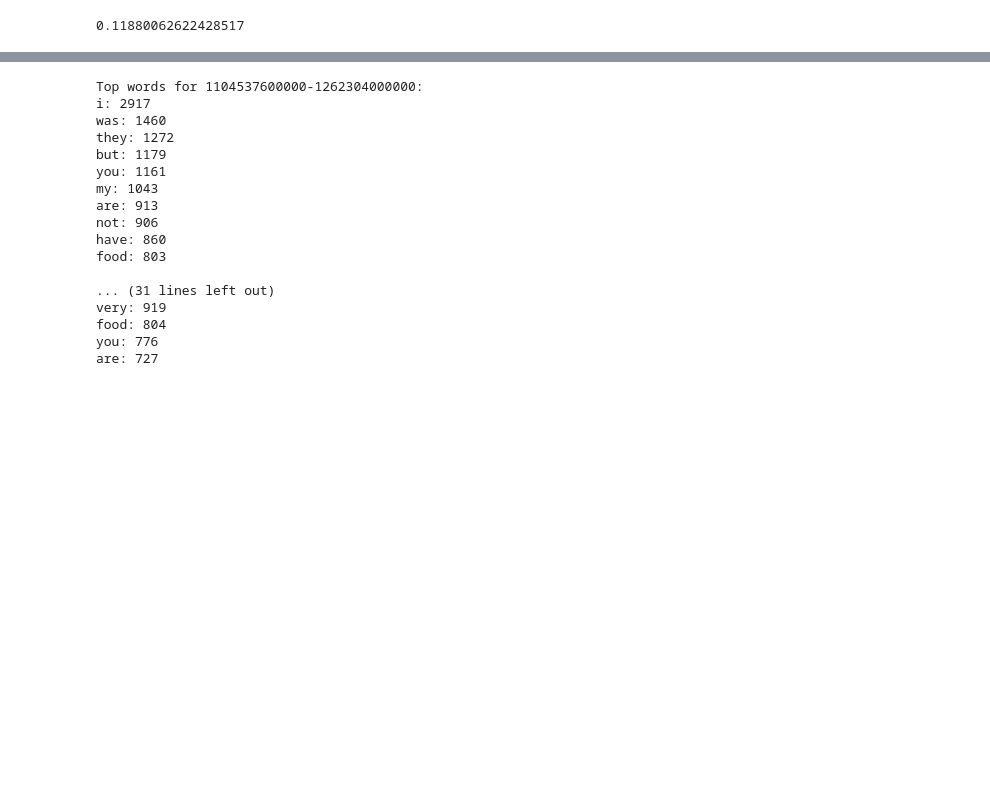
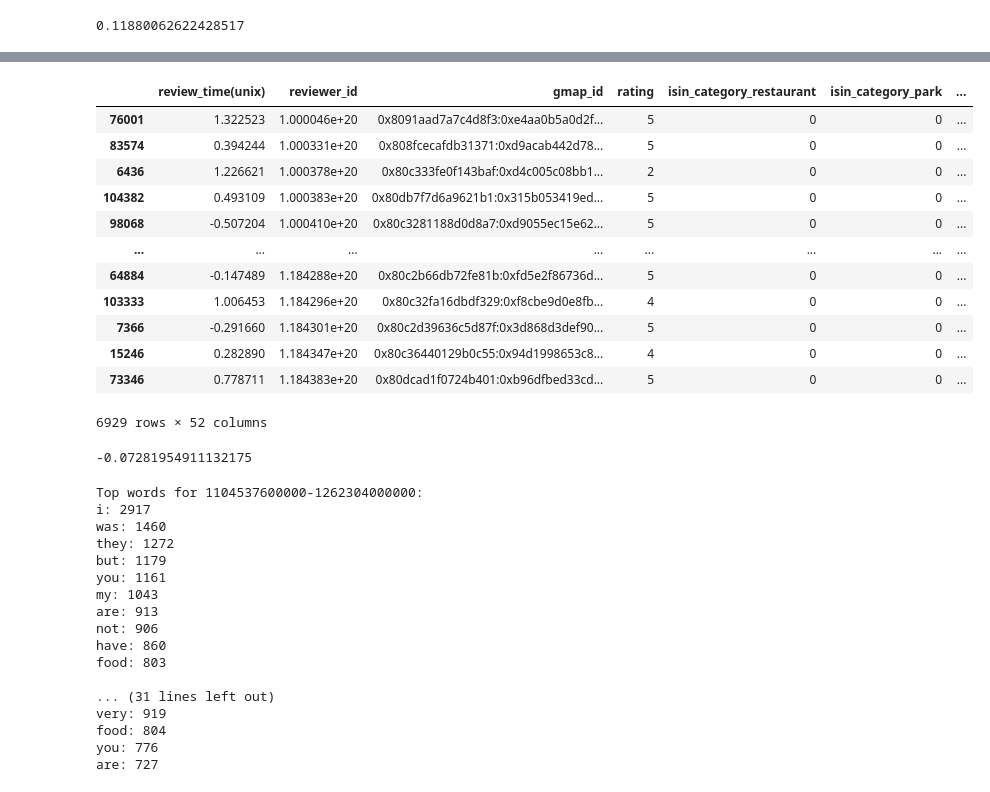
Before and after one commit to KevinBian107/RSDB, a Jupyter notebook: eda/static_eda.ipynb, the cells around one changed output, grey strips where cells are left out. Drawn from its saved outputs; the diff is of its cells as text; code cells hidden in the pictures; blank space fills up the shorter version.

Commit message:
complete feature engineering function

```diff
--- a/eda/static_eda.ipynb
+++ b/eda/static_eda.ipynb
@@ -277,3 +225,23 @@ df['total_hours'] = df['hours'].apply(calculate_total_hours)
+# %%
+featuring_engineering(df)
+# %% [output]
+|  | review_time(unix) | reviewer_id | gmap_id | rating | isin_category_restaurant | isin_category_park | ... |
+| 76001 | 1.322523 | 1.000046e+20 | 0x8091aad7a7c4d8f3:0xe4aa0b5a0d2f... | 5 | 0 | 0 | ... |
+| 83574 | 0.394244 | 1.000331e+20 | 0x808fcecafdb31371:0xd9acab442d78... | 5 | 0 | 0 | ... |
+| 6436 | 1.226621 | 1.000378e+20 | 0x80c333fe0f143baf:0xd4c005c08bb1... | 2 | 0 | 0 | ... |
+| 104382 | 0.493109 | 1.000383e+20 | 0x80db7f7d6a9621b1:0x315b053419ed... | 5 | 0 | 0 | ... |
+| 98068 | -0.507204 | 1.000410e+20 | 0x80c3281188d0d8a7:0xd9055ec15e62... | 5 | 0 | 0 | ... |
+| ... | ... | ... | ... | ... | ... | ... | ... |
+| 64884 | -0.147489 | 1.184288e+20 | 0x80c2b66db72fe81b:0xfd5e2f86736d... | 5 | 0 | 0 | ... |
+| 103333 | 1.006453 | 1.184296e+20 | 0x80c32fa16dbdf329:0xf8cbe9d0e8fb... | 4 | 0 | 0 | ... |
+| 7366 | -0.291660 | 1.184301e+20 | 0x80c2d39636c5d87f:0x3d868d3def90... | 5 | 0 | 0 | ... |
+| 15246 | 0.282890 | 1.184347e+20 | 0x80c36440129b0c55:0x94d1998653c8... | 4 | 0 | 0 | ... |
+| 73346 | 0.778711 | 1.184383e+20 | 0x80dcad1f0724b401:0xb96dfbed33cd... | 5 | 0 | 0 | ... |
+6929 rows × 52 columns
+# %%
+test12['weekly_operating_hours'].corr(test12['rating'])
+# %% [output]
+-0.07281954911132175
 # %%
 # Weekly bins for item bias
 data_query["time_bin"] = data_query["review_time(unix)"] // (
```
Also changed, not shown: parts of 4 cells of this notebook, 2 other files.
